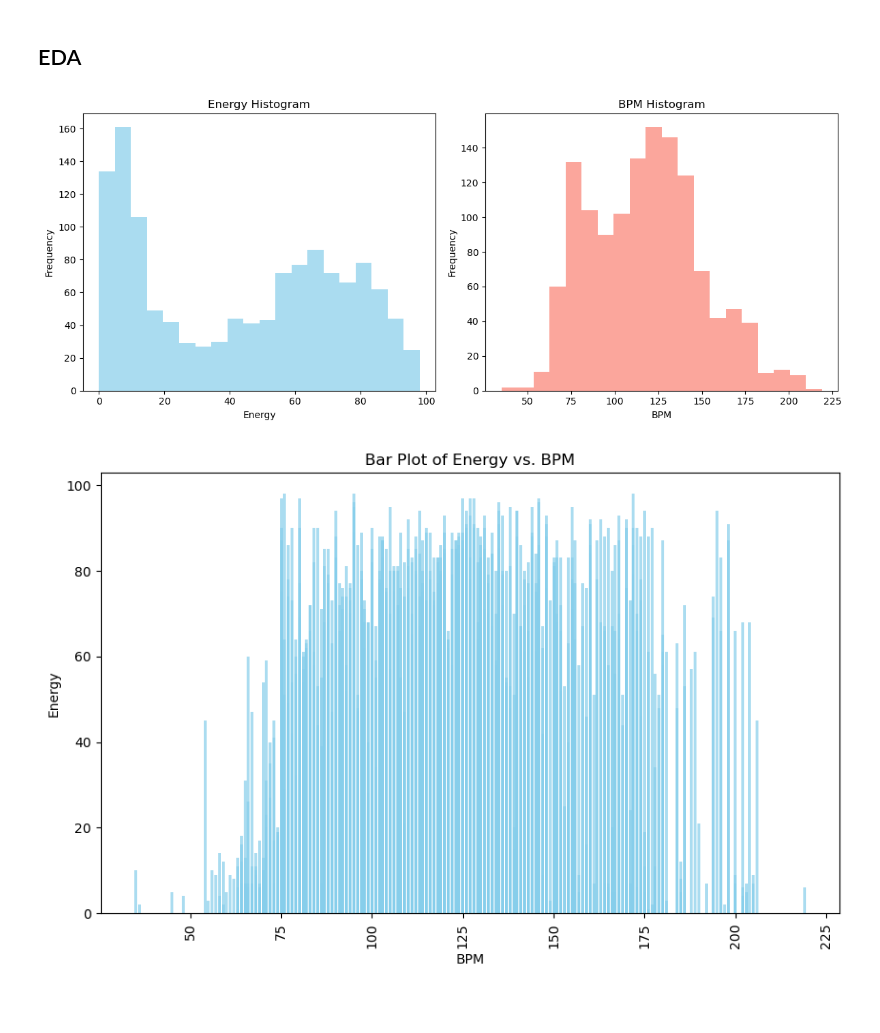
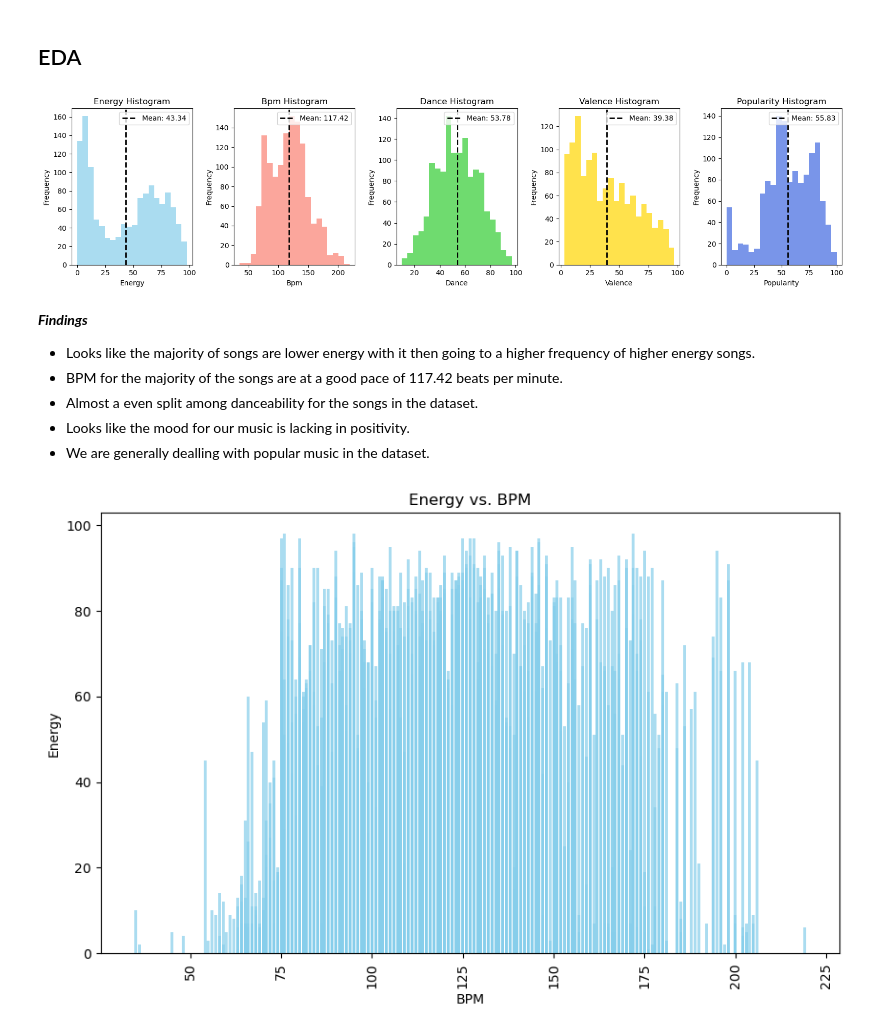
Before and after one commit to robbhuey/Spotify, a Jupyter notebook: 01_Cleaning_and_EDA.ipynb, the cells around one changed output. Saved outputs shown, nothing was run; the diff lists cells and outputs as text; code cells hidden in the pictures; blank space fills up the shorter version.

```diff
--- a/01_Cleaning_and_EDA.ipynb
+++ b/01_Cleaning_and_EDA.ipynb
@@ -178,40 +220,53 @@ final = 'final.csv'
 spot.to_csv(final, index = False)
 # %% [markdown]
 ## EDA
-# %%
-energy = spot['energy']
-bpm = spot['bpm']
-
-# Create two subplots for separate histograms
-fig, (ax1, ax2) = plt.subplots(1, 2, figsize=(12, 5))
-
-# Create a histogram for "energy"
-ax1.hist(energy, bins=20, color='skyblue', alpha=0.7)
-ax1.set_xlabel('Energy')
-ax1.set_ylabel('Frequency')
-ax1.set_title('Energy Histogram')
-
-# Create a histogram for "bpm"
-ax2.hist(bpm, bins=20, color='salmon', alpha=0.7)
-ax2.set_xlabel('BPM')
-ax2.set_ylabel('Frequency')
-ax2.set_title('BPM Histogram')
-
-# Adjust spacing between subplots
-plt.tight_layout()
-
-# Show the histograms
-plt.show()
-# %% [output]
-[figure, removed]
+# %%
+# Lets take a look more into the distribution of some of the main features listed.
+
+#Columns and colors.
+columns_to_plot = ['energy', 'bpm', 'dance', 'valence', 'popularity']
+histogram_colors = ['skyblue', 'salmon', 'limegreen', 'gold', 'royalblue']
+
+# Create subplots for the selected columns
+fig, axes = plt.subplots(1, len(columns_to_plot), figsize=(16, 4))
+
+# Iterate through the selected columns and create histograms with different colors
+for i, (col, color) in enumerate(zip(columns_to_plot, histogram_colors)):
+    data = spot[col]
+
+    # Create the histogram
+    n, bins, patches = axes[i].hist(data, bins=20, color=color, alpha=0.7)
+    axes[i].set_xlabel(col.capitalize())
+    axes[i].set_ylabel('Frequency')
+    axes[i].set_title(f'{col.capitalize()} Histogram')
+
+    # Calculate the mean of the data
+    mean_value = data.mean()
+
+    # Add a vertical line at the mean
+    axes[i].axvline(x=mean_value, color='black', linestyle='dashed', linewidth=2, label=f'Mean: {mean_value:.2f}')
+
+    axes[i].legend()
+
+plt.tight_layout()
+
+plt.show();
+# %% [output]
+[figure, added]
+# %% [markdown]
+***Findings***
++ Looks like the majority of songs are lower energy with it then going to a higher frequency of higher energy songs.
++ BPM for the majority of the songs are at a good pace of 117.42 beats per minute.
++ Almost a even split among danceability for the songs in the dataset.
++ Looks like the mood for our music is lacking in positivity.
++ We are generally dealling with popular music in the dataset.
 # %%
-# Create a bar plot
+# Using a bar plot to see how much BPM effects the energy of a song.
 plt.figure(figsize=(10, 6))
 plt.bar(bpm, energy, color='skyblue', alpha=0.7)
 plt.xlabel('BPM')
 plt.ylabel('Energy')
-plt.title('Bar Plot of Energy vs. BPM')
-plt.xticks(rotation=90)  # Rotate x-axis labels for better visibility
-plt.show()
+plt.title('Energy vs. BPM')
+plt.xticks(rotation=90);
 # %% [output]
-[figure, old version]
+[figure, new version]
```
Also changed, not shown: parts of 33 cells of this notebook, 1 other file.
